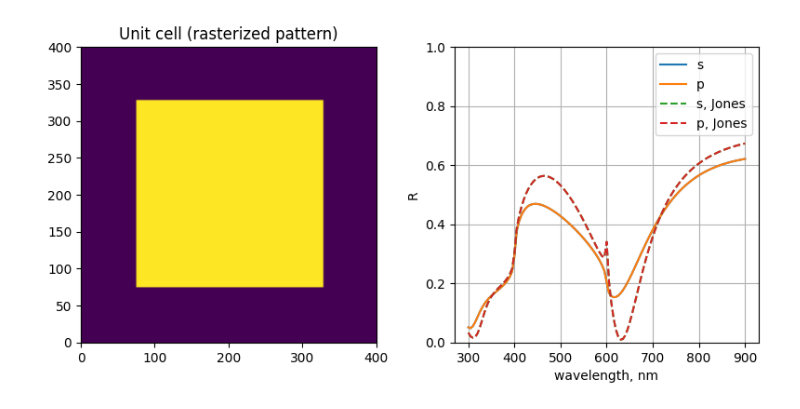
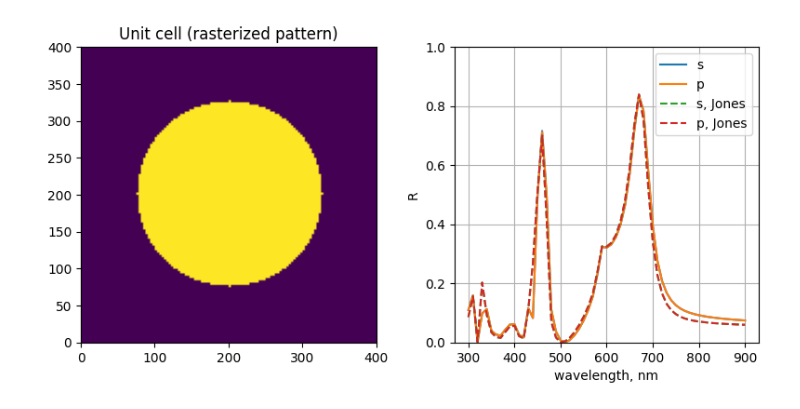
Before and after one commit to RodionovSA/metarcwa, a Jupyter notebook: examples/2d_grating.ipynb, the cells around one changed output. Drawn from its saved outputs; the diff is of its cells as text; code cells hidden in the pictures.

```diff
--- a/examples/2d_grating.ipynb
+++ b/examples/2d_grating.ipynb
@@ -63,7 +62,7 @@ def build_model(w: torch.Tensor,
 
     lattice = Lattice.rectangular(px=period, py=period)
     layer = Layer(medium_solid, thickness, medium_void,
-                  from_metashapes(Rectangle((period/2, period/2), (w, h), angle)))
+                  from_metashapes(Ellipse((period/2, period/2), (w, h), angle)))
     stack = Stack(medium_inc, [layer], medium_trans, lattice)
     src = Source(wl, theta, phi=0.0)
 
@@ -124,8 +123,8 @@ def compute_rt(model: Model, config: Config) -> Tuple[torch.Tensor, torch.Tensor
 # Define config
 dtype = torch.float32
 device = "cuda:0"
-m = 8
-n = 8
+m = 12
+n = 12
 nx = 128
 ny = 128
 truncation = "circular"
@@ -133,8 +132,8 @@ truncation = "circular"
 
 # Define model parameters
 eps_inc  = ConstantEps(1)
-eps_solid  = ConstantEps(-7.632, eps_im=0.731)    # n_sub  = 1.5
-eps_subs = ConstantEps(1.5**2)
+eps_solid  = ConstantIndex(3.8, k=0.0)
+eps_subs = ConstantIndex(1.46)
 
 w = torch.tensor(250.0)
 h = torch.tensor(250.0)
@@ -142,37 +141,37 @@ angle = 0.0
 thickness = torch.tensor(100.0)   # nm
 period    = 400
 
-wl    = torch.linspace(300.0, 900.0, 121)
+wl    = torch.linspace(300.0, 900.0, 61)
 theta = torch.tensor([0.0])       # ~17 deg, fixed
 
 model = build_model(w, h, angle, thickness, eps_solid, eps_inc, eps_inc, eps_subs, period, wl, theta)
 
 # No factorization
 factorization = None
 base_config = build_config(dtype, device, m, n, nx, ny, factorization, truncation)
 Rs, Rp, Ts, Tp = compute_rt(model, base_config)
 
 # Jones
-factorization = Factorization(method="Jones", optimizer="newton", beta=1e-2, gamma=0.0)
+factorization = Factorization(method="Jones")
 base_config_fact = build_config(dtype, device, m, n, nx, ny, factorization, truncation)
 Rs_jones, Rp_jones, Ts_jones, Tp_jones = compute_rt(model, base_config_fact)
 
 plt.figure(figsize=(8, 4))
 plt.subplot(121)
 plt.imshow(model.spec(nx=nx, ny=ny).layers[0].pattern.cpu(), origin="lower", extent=(0, period, 0, period))
 plt.title("Unit cell (rasterized pattern)")
 
 plt.subplot(122)
 plt.plot(wl, Rs[:,0,0], label='s')
 plt.plot(wl, Rp[:,0,0], label='p')
 plt.plot(wl, Rs_jones[:,0,0], '--', label='s, Jones')
 plt.plot(wl, Rp_jones[:,0,0], '--', label='p, Jones')
 plt.grid()
 plt.ylabel('R')
 plt.xlabel('wavelength, nm')
 plt.legend()
 plt.ylim([0, 1.0])
 
 plt.tight_layout()
 # %% [output]
-[figure, old version]
+[figure, new version]
```
Also changed, not shown: parts of 4 cells of this notebook, 2 other files.
